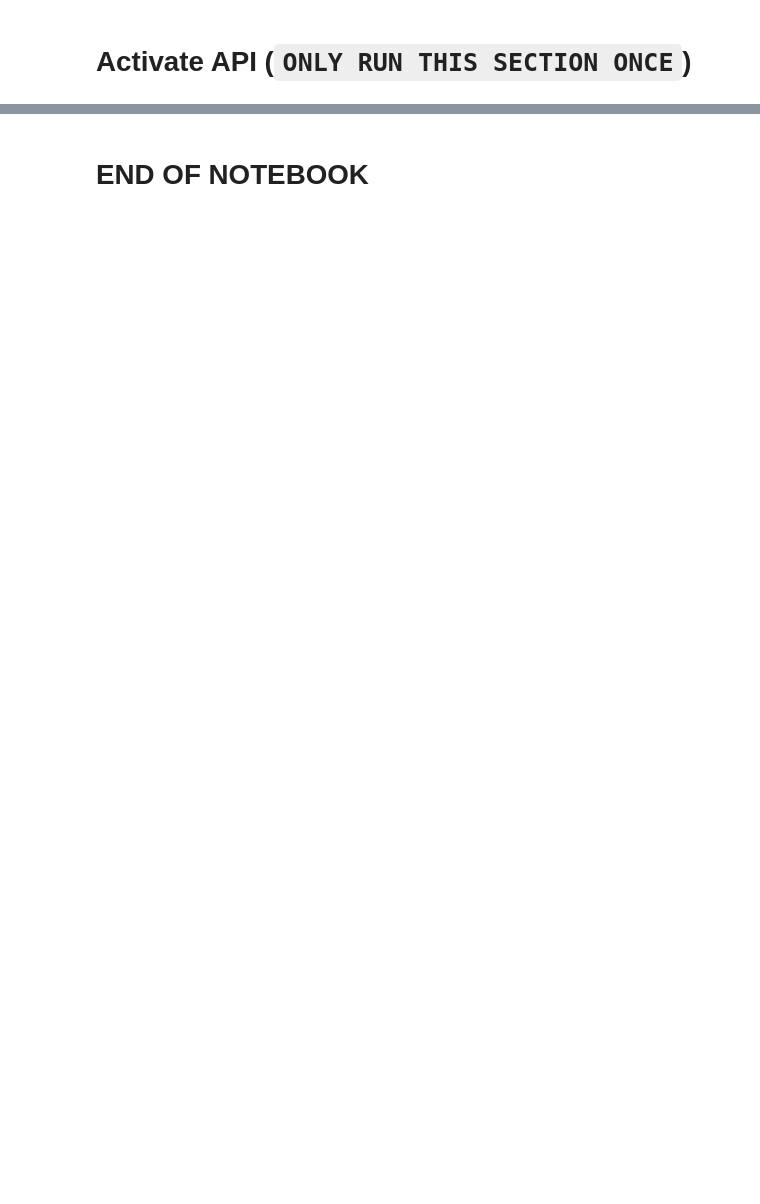
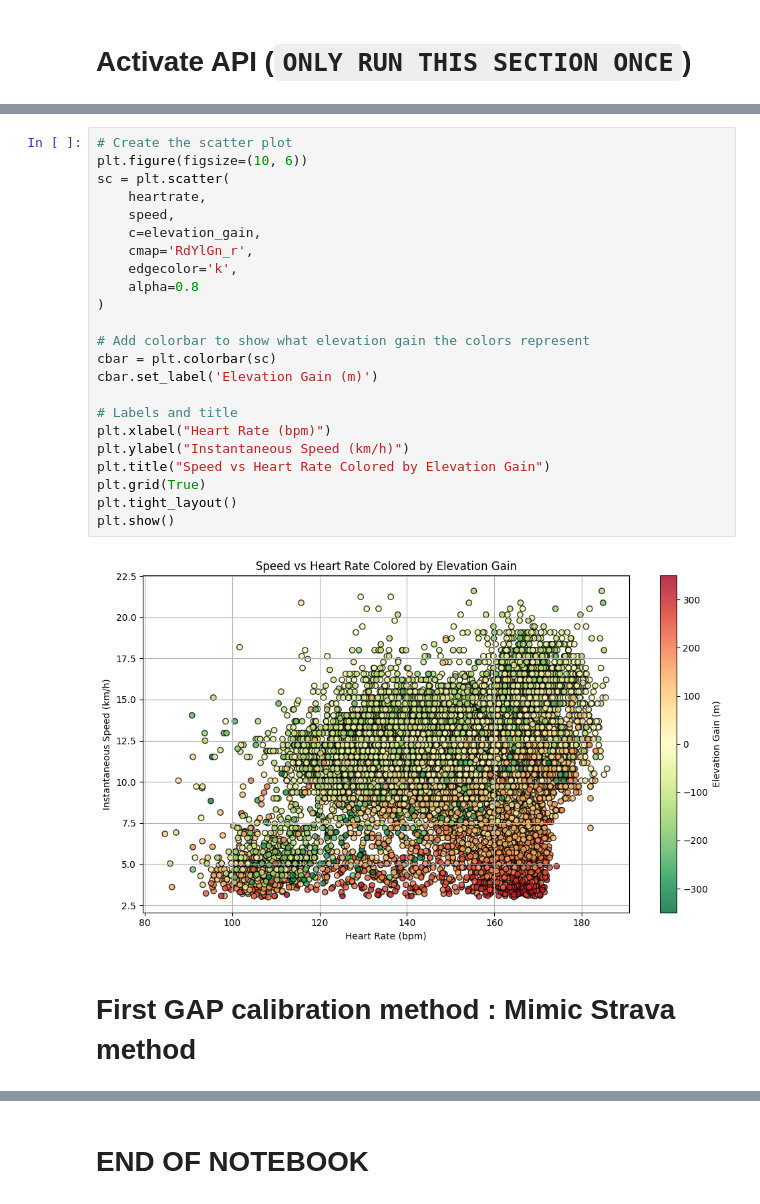
Before and after one commit to tanguy0/TrailMetrics, a Jupyter notebook: notebook/app-flow.ipynb, the cells around one changed output, grey strips where cells are left out. Drawn from its saved outputs; the diff is of its cells as text; blank space fills up the shorter version.

```diff
--- a/notebook/app-flow.ipynb
+++ b/notebook/app-flow.ipynb
@@ -59,0 +101,27 @@ for activity_id in running_activity_ids[:10]: # TEMPORARY TO GO QUICK
+# %%
+# Create the scatter plot
+plt.figure(figsize=(10, 6))
+sc = plt.scatter(
+    heartrate,
+    speed,
+    c=elevation_gain,
+    cmap='RdYlGn_r',
+    edgecolor='k',
+    alpha=0.8
+)
+
+# Add colorbar to show what elevation gain the colors represent
+cbar = plt.colorbar(sc)
+cbar.set_label('Elevation Gain (m)')
+
+# Labels and title
+plt.xlabel("Heart Rate (bpm)")
+plt.ylabel("Instantaneous Speed (km/h)")
+plt.title("Speed vs Heart Rate Colored by Elevation Gain")
+plt.grid(True)
+plt.tight_layout()
+plt.show()
+# %% [output]
+[figure, added]
+# %% [markdown]
+# First GAP calibration method : Mimic Strava method
```
Also changed, not shown: parts of 24 cells of this notebook, 3 other files.
